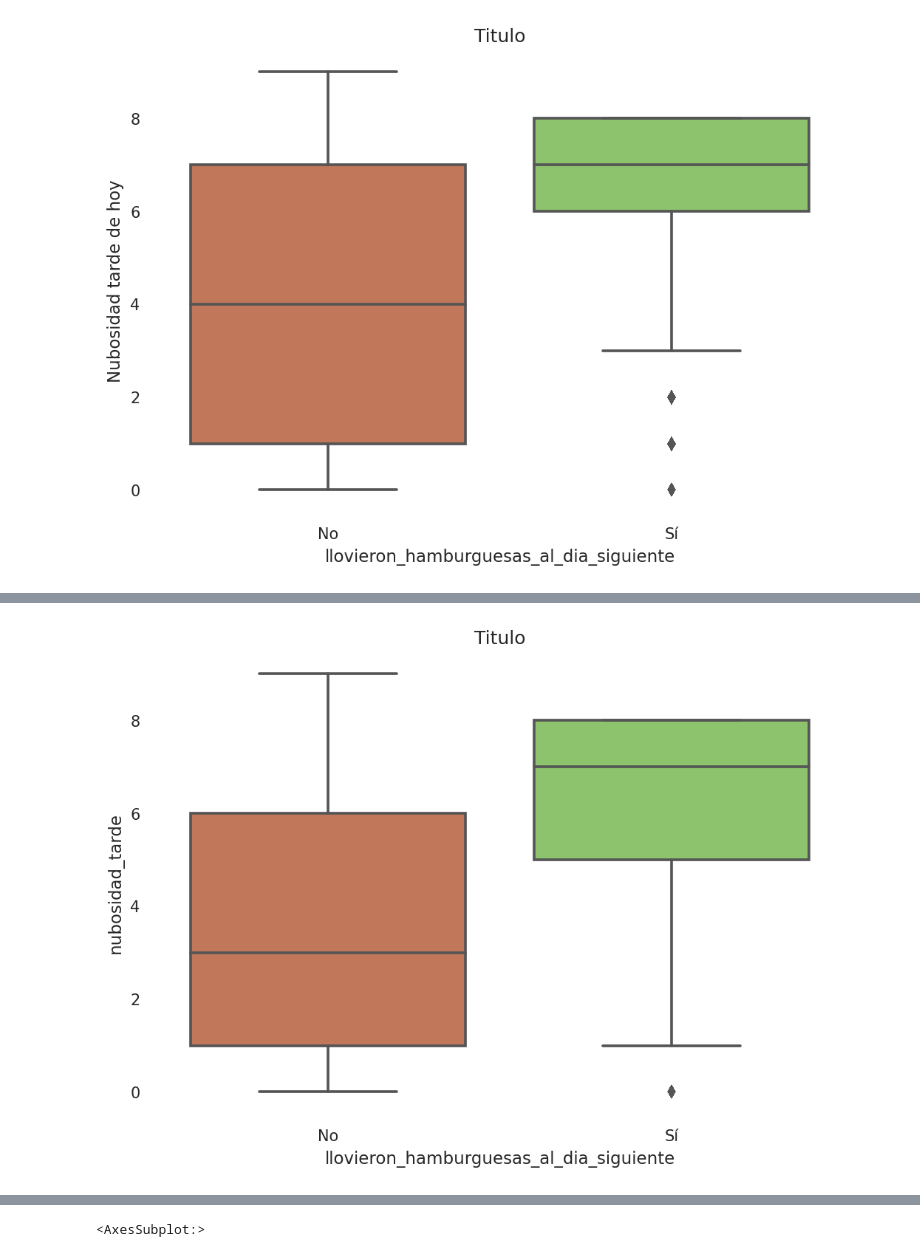
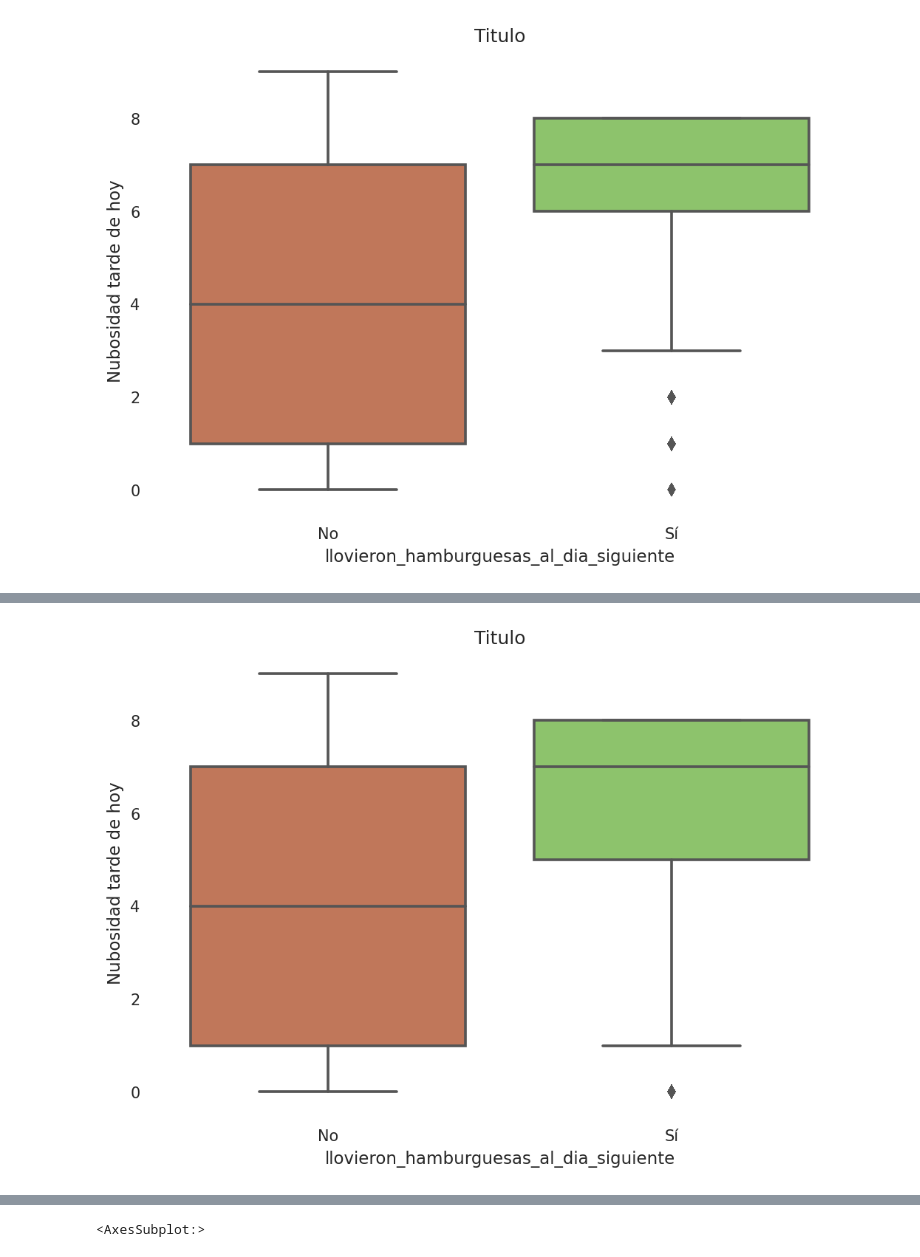
Before and after one commit to aflouret/lluvia-de-hamburguesas, a Jupyter notebook: tp.ipynb, the cells around one changed output, grey strips where cells are left out. Cells and saved outputs as stored; diff of their text form; code cells hidden in the pictures.

```diff
--- a/tp.ipynb
+++ b/tp.ipynb
@@ -357,13 +367,15 @@ plt.show()
 # %%
 plt.figure(dpi=150)
 plt.title("Titulo")
 sns.boxplot(
-    data=df_no,
-    y='nubosidad_tarde',
+    data=df,
+
+    y='nubosidad_temprano',
     x='llovieron_hamburguesas_al_dia_siguiente',
     palette=['#D17049', "#89D15E"],
 )
+plt.ylabel("Nubosidad tarde de hoy")
 plt.xticks([False, True], ["No", "Sí"])
 plt.show()
 # %% [output]
-[figure, old version]
+[figure, new version]
```
Also changed, not shown: parts of 71 cells of this notebook.
